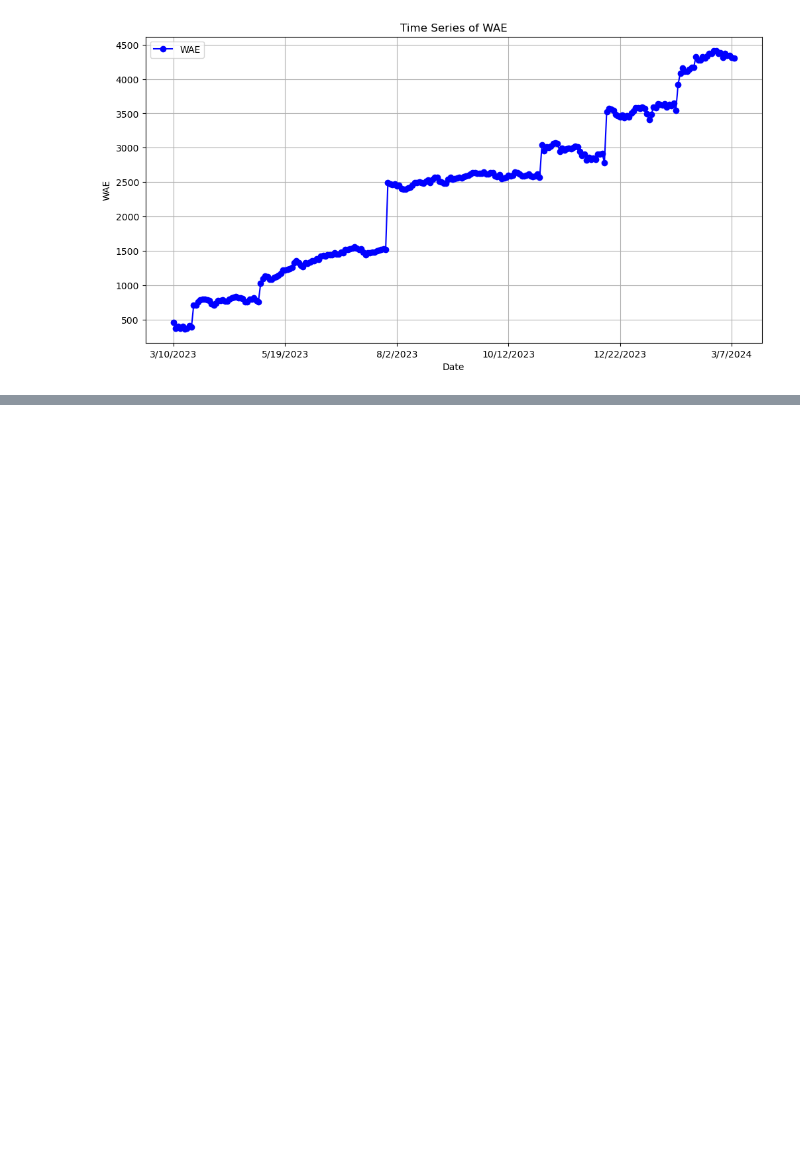
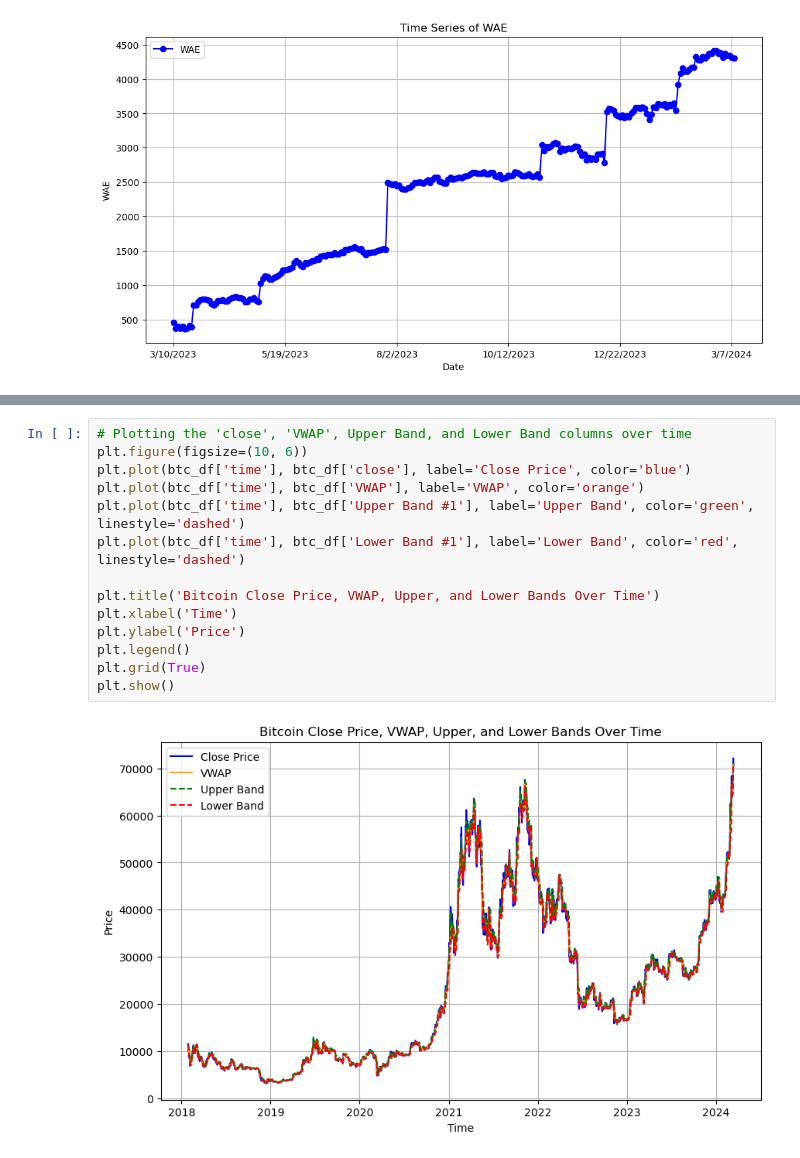
Before and after one commit to Shash23/Federal-Data-Research, a Jupyter notebook: fed_research.ipynb, the cells around one changed output, grey strips where cells are left out. Drawn from its saved outputs; the diff is of its cells as text; blank space fills up the shorter version.

```diff
--- a/fed_research.ipynb
+++ b/fed_research.ipynb
@@ -213,0 +248,16 @@ test_df
+# %%
+# Plotting the 'close', 'VWAP', Upper Band, and Lower Band columns over time
+plt.figure(figsize=(10, 6))
+plt.plot(btc_df['time'], btc_df['close'], label='Close Price', color='blue')
+plt.plot(btc_df['time'], btc_df['VWAP'], label='VWAP', color='orange')
+plt.plot(btc_df['time'], btc_df['Upper Band #1'], label='Upper Band', color='green', linestyle='dashed')
+plt.plot(btc_df['time'], btc_df['Lower Band #1'], label='Lower Band', color='red', linestyle='dashed')
+
+plt.title('Bitcoin Close Price, VWAP, Upper, and Lower Bands Over Time')
+plt.xlabel('Time')
+plt.ylabel('Price')
+plt.legend()
+plt.grid(True)
+plt.show()
+# %% [output]
+[figure, added]
```
Also changed, not shown: parts of 12 cells of this notebook.
